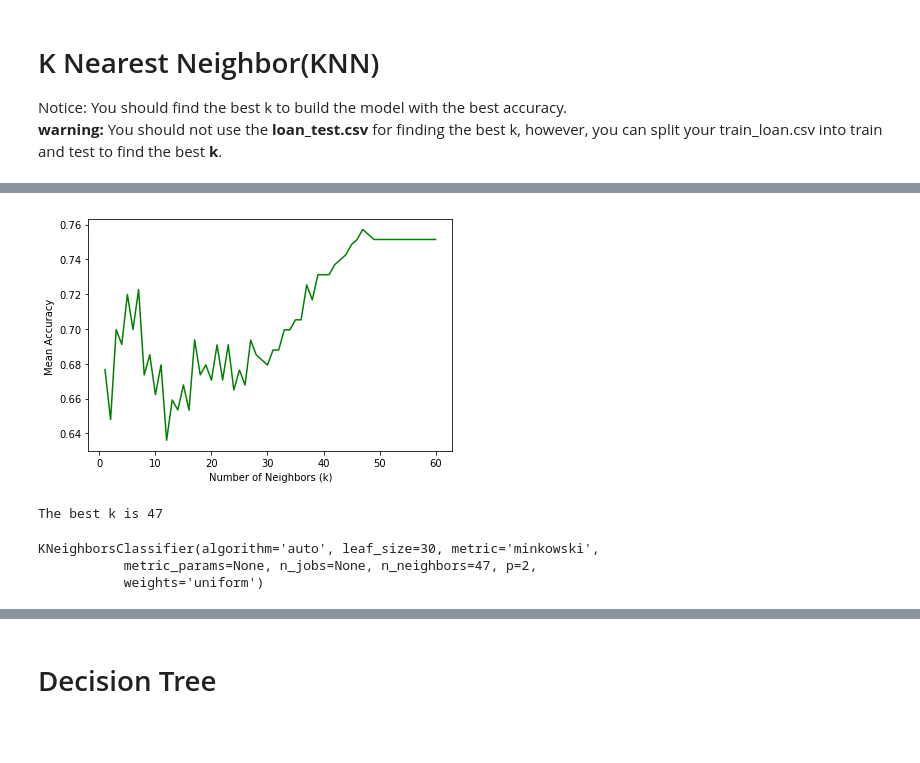
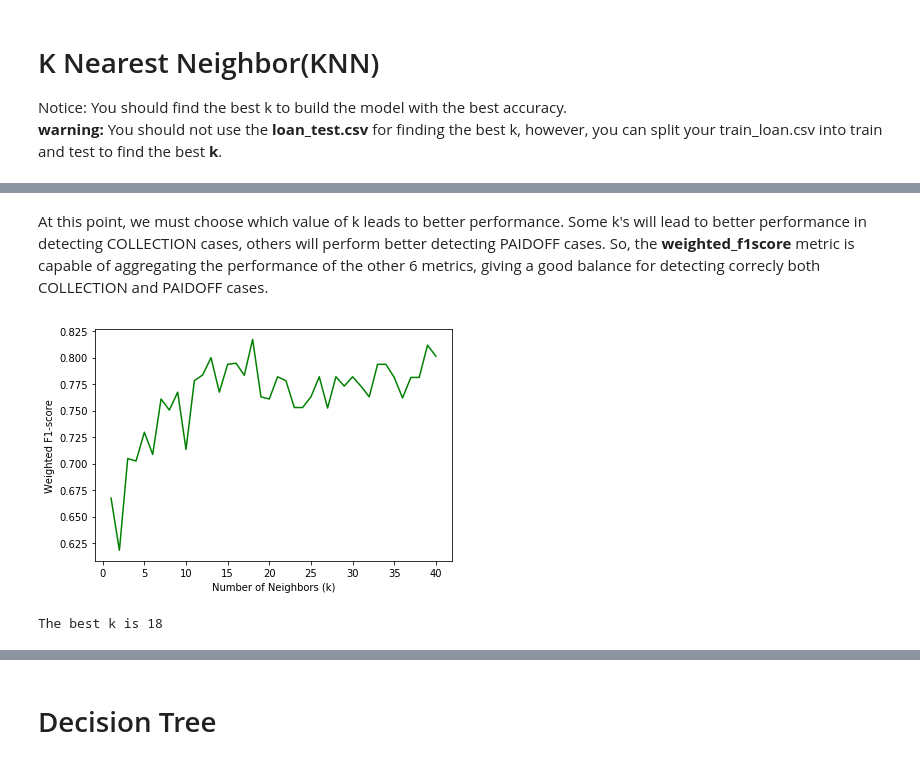
Before and after one commit to rcmtavares/coursera-capstone-project, a Jupyter notebook: ML0101EN final project.ipynb, the cells around one changed output, grey strips where cells are left out. Cells and saved outputs as stored; diff of their text form; code cells hidden in the pictures; blank space fills up the shorter version.

Commit message:
Rewrote KNN and Decision Tree to plot use F1-score to evaluate the performance of the models and plot the confusion matrix. Better performance achieved.

```diff
--- a/ML0101EN final project.ipynb
+++ b/ML0101EN final project.ipynb
@@ -331,0 +321,38 @@ results
+# %%
+from sklearn.neighbors import KNeighborsClassifier
+from sklearn import metrics
+
+# Create a DataFrame for storing the metrics in a nice way
+results = pd.DataFrame()
+
+min_k = 1
+max_k = 40
+
+# Run with KNN classifier for each value of k (number of neighbors)
+for k in range(min_k, max_k+1):
+    # Create a KNN classifier and train the model with the train data set
+    knn = KNeighborsClassifier(n_neighbors = k)
+    knn.fit(X_train, y_train)
+
+    # Predict the Y-hat values using the test set
+    yhat = knn.predict(X_test)
+
+    # Get some metrics about our model
+    r = classification_report(y_test, yhat, output_dict=True)
+
+    # Fill a dictionary with the desired metrics
+    d = { 'k' : [k],
+          'COLLECTION_precision' : [r['COLLECTION']['precision']],
+          'COLLECTION_recall' : [r['COLLECTION']['recall']],
+          'COLLECTION_f1score' : [r['COLLECTION']['f1-score']],
+          'PAIDOFF_precision' : [r['PAIDOFF']['precision']],
+          'PAIDOFF_recall' : [r['PAIDOFF']['recall']],
+          'PAIDOFF_f1score' : [r['PAIDOFF']['f1-score']],
+          'weighted_f1score' : [r['weighted avg']['f1-score']],
+        }
+
+    # Append the result to the table
+    results = results.append( pd.DataFrame( data = d ), ignore_index = True )
+
+# Print the table in a pretty formatting
+results
@@ -332,29 +387,24 @@ results
+# %% [markdown]
+At this point, we must choose which value of k leads to better performance. Some k's will lead to better performance in detecting COLLECTION cases, others will perform better detecting PAIDOFF cases.
+So, the **weighted_f1score** metric is capable of aggregating the performance of the other 6 metrics, giving a good balance for detecting correcly both COLLECTION and PAIDOFF cases.
 # %%
 # Plot the accuracy of the model as a function of k, to analyze if there is a trend
-plt.plot(results[['k']], results[['Mean_accuracy']],'g')
-plt.ylabel('Mean Accuracy ')
+plt.plot(results[['k']], results[['weighted_f1score']],'g')
+plt.ylabel('Weighted F1-score')
 plt.xlabel('Number of Neighbors (k)')
 plt.tight_layout()
 plt.show()
 # %% [output]
-[figure, old version]
+[figure, new version]
 # %%
-# Extract the rows that contain the highest accuracy from the results table
-best_results = results[results.Mean_accuracy == max(mean_accuracy_list)]
+# Extract the rows that contain the highest accuracy from the results table (there can be more that one row with the same accuracy)
+best_results = results[results.weighted_f1score == max(results['weighted_f1score'])]
 
 # Determines the best value of k, i.e, the minimum value of k that leads to the highest accuracy
 best_k = min(best_results['k'].values)
 
 print("The best k is", best_k)
 
-# We can see that the best performance of the KNN algotithm, for this data set, is achieved with k=47
-
-# So, create a knn classifier with the best k and train the model again with the entire X dataset,
-# that will be used in the end for the final comparison of algorithms
-knn = KNeighborsClassifier(n_neighbors = best_k)
-knn.fit(X, y)
+# We can see that the best performance of the KNN algotithm, for this data set, is achieved with k=18
 # %% [output]
-The best k is 47
+The best k is 18
-KNeighborsClassifier(algorithm='auto', leaf_size=30, metric='minkowski',
-           metric_params=None, n_jobs=None, n_neighbors=47, p=2,
-           weights='uniform')
```
Also changed, not shown: parts of 26 cells of this notebook.
